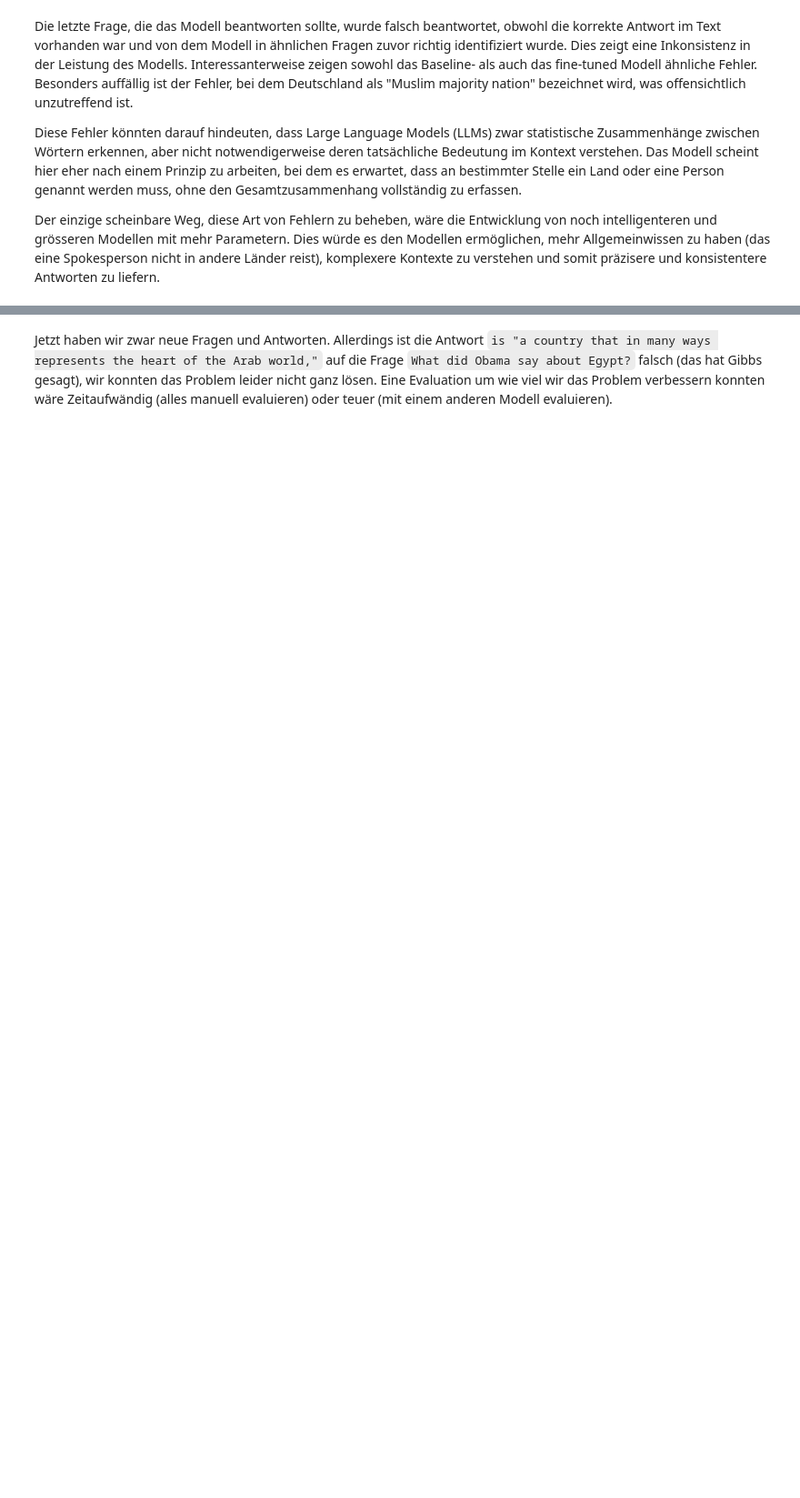
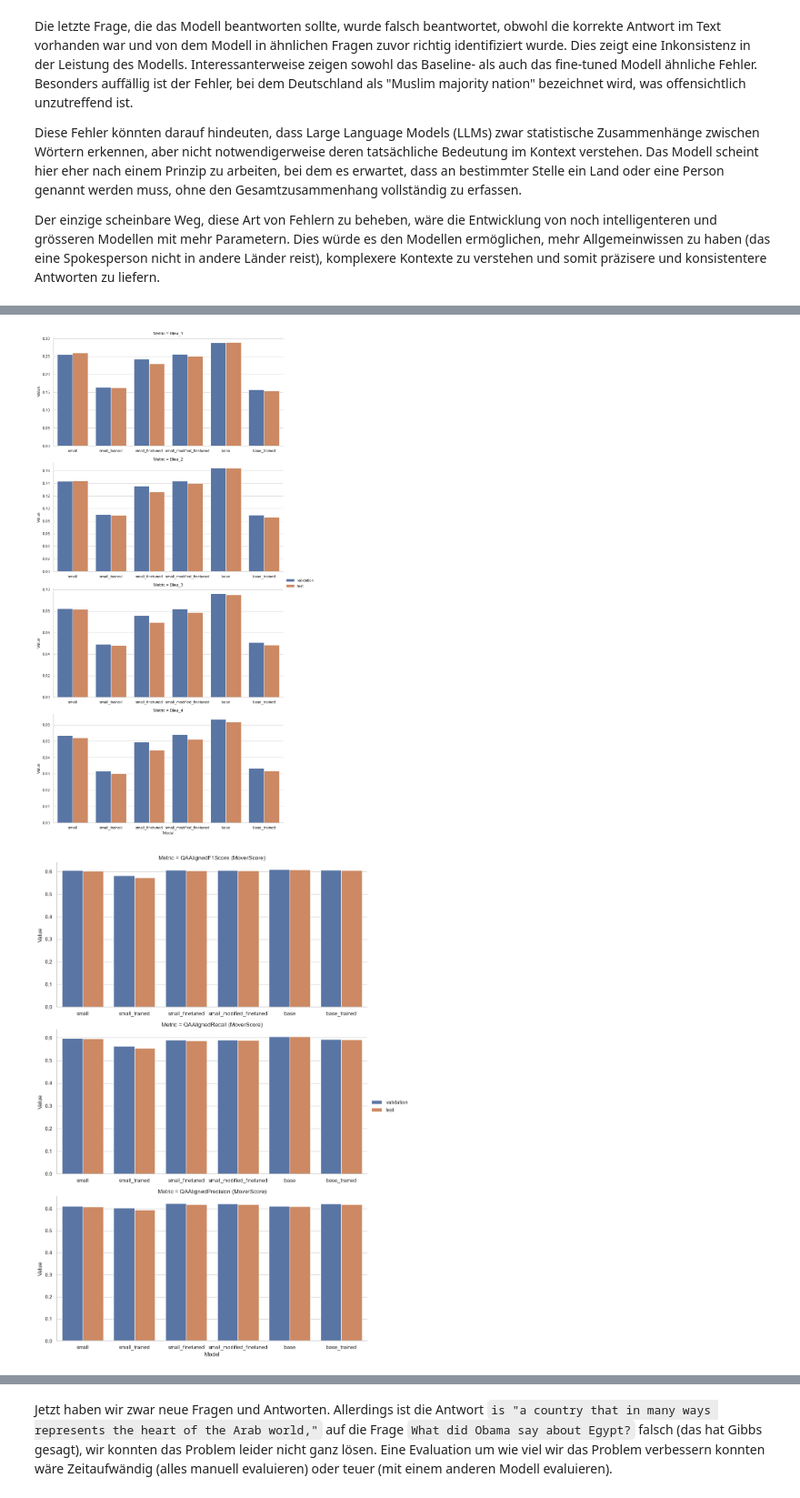
Before and after one commit to swiggy123/npr_mc2, a Jupyter notebook: report.ipynb, the cells around one changed output, grey strips where cells are left out. Shown at 91% size. Drawn from its saved outputs; the diff is of its cells as text; code cells hidden in the pictures; blank space fills up the shorter version.

Commit message:
Added: Evaluation of big and modified_finetuned model

```diff
--- a/report.ipynb
+++ b/report.ipynb
@@ -768,0 +713,24 @@ In diesem Kapitel führen wir zwei Verbesserungsvorschläge durch und evaluieren
+# %%
+
+bigger_folders = [
+    "evaluation_base",
+    "evaluation_base_trained",
+    "evaluation_small",
+    "evaluation_small_trained",
+    "evaluation_small_finetuned",
+    "evaluation_small_modified_finetuned"
+]
+
+df_bigger = load_evaluation_data(bigger_folders)
+
+def plot_results_bigger(df_bigger):
+    sns.set_theme(style="whitegrid")
+    g = sns.FacetGrid(df_bigger, row="Metric", height=5, aspect=2, sharex=False, sharey=False)
+    g.map(sns.barplot, "Model", "Value", "Dataset", palette="deep", order=["small", "small_trained", "small_finetuned", "small_modified_finetuned", "base","base_trained"], hue_order=["validation","test"])
+    g.add_legend()
+
+plot_results_bigger(df_bigger[df_bigger["Metric"].str.contains("Bleu")])
+plot_results_bigger(df_bigger[df_bigger["Metric"].str.contains("(MoverScore)", regex=False)])
+# %% [output]
+[figure, added]
+[figure, added]
```
Also changed, not shown: parts of 24 cells of this notebook.
